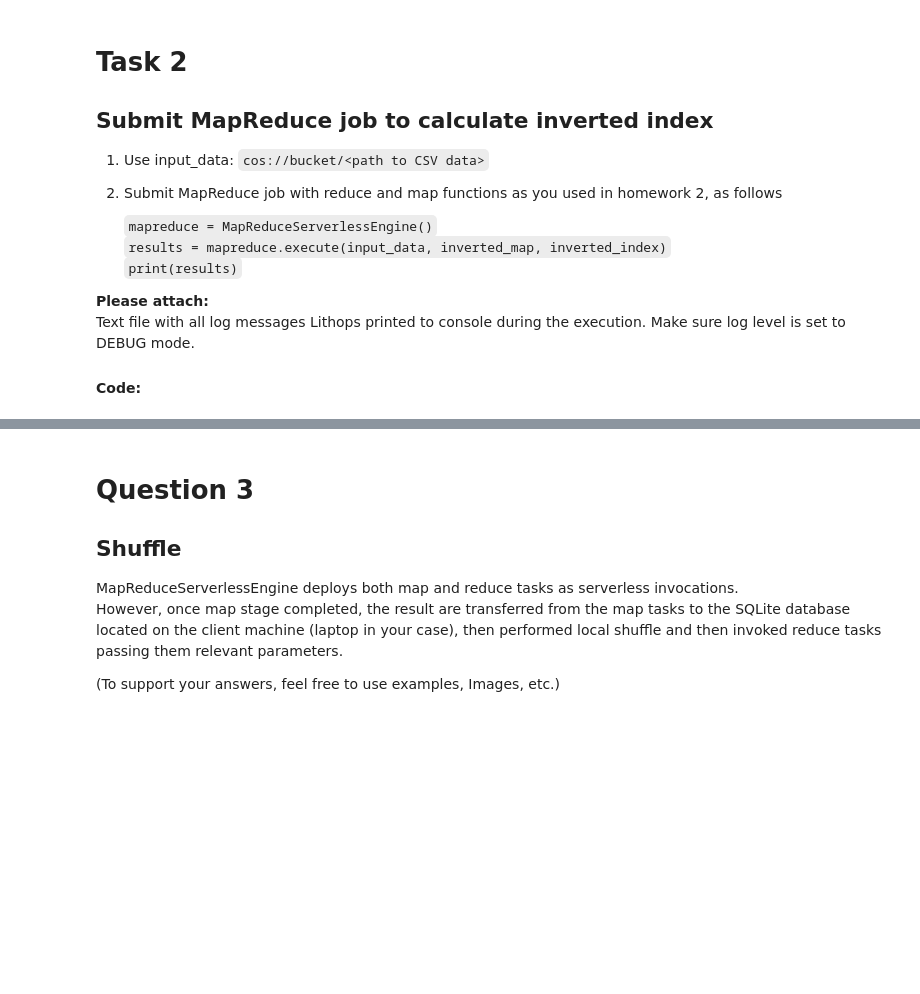
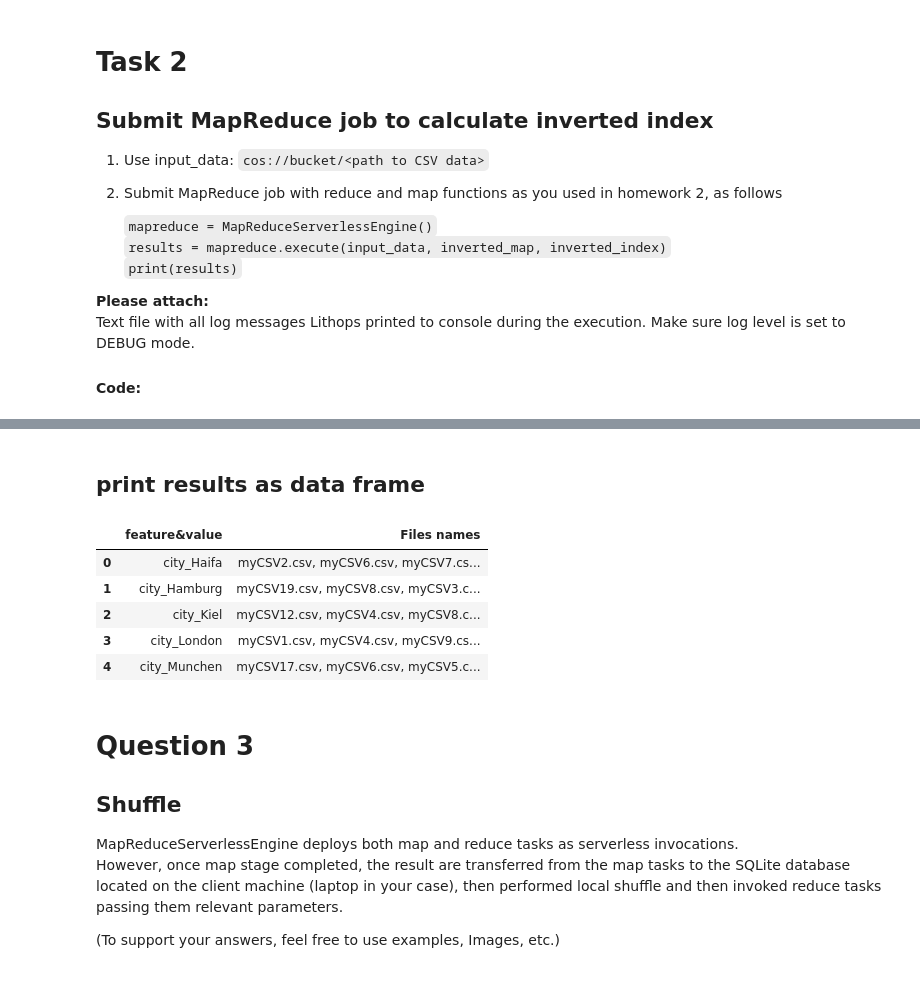
Before and after one commit to RoyR-IDC/BigDataPlatforms, a Jupyter notebook: HW3/Assignment3.ipynb, the cells around one changed output, grey strips where cells are left out. Saved outputs shown, nothing was run; the diff lists cells and outputs as text; code cells hidden in the pictures; blank space fills up the shorter version.

```diff
--- a/HW3/Assignment3.ipynb
+++ b/HW3/Assignment3.ipynb
@@ -120,0 +107,22 @@ from joblib import Parallel, delayed
+# %%
+global_config = {
+                    'lithops':
+                        {
+                        'backend': 'ibm_cf',
+                        'storage': 'ibm_cos',
+                        'log_level': 'DEBUG'
+                        },
+                    'ibm_cf':
+                        {
+                        'endpoint': 'https://us-south.functions.cloud.ibm.com',
+                        'namespace': 'roy.rubin@post.idc.ac.il_dev',
+                        'api_key': '1defbac0-eea1-4bb8-b5d4-cee7e63b3bb4:63a0ls32DAGjVe0TkdUcBqcOL7lOtR7bLsQYf98WGgW2xpp9Bpd0BUSubnlsfNQM',
+                        },
+                    'ibm_cos':
+                        {
+                        'storage_bucket': 'cloud-object-storage-mq-cos-standard-8s4',
+                        'region': 'eu-de',
+                        "access_key": "bb21b4d35ef046d19b4f6fd93f39a3a5",
+                        "secret_key": "d9db9b67564ec2fc5467820ef8719533cdc2e64a5ce33695",
+                        }
+                }
@@ -133,3 +364,17 @@ Text file with all log messages Lithops printed to console during the execution.
 sure log level is set to DEBUG mode.
 
 #### Code:
+# %%
+# Prepare
+init_configurations()
+
+# input_data = 'cos://eu-de/cloud-object-storage-mq-cos-standard-8s4/'
+separator = '/'
+ibm_intro = 'cos://'
+extra_path = ''
+input_data = ibm_intro + global_config['ibm_cos']['region'] + separator + global_config['ibm_cos']['storage_bucket'] + separator
+print(f'input_data:\n{input_data}')
+
+# Run
+mapreduce = MapReduceServerlessEngine()
+result = mapreduce.execute(input_data, inverted_map, inverted_reduce)
@@ -136,3 +420,14 @@ sure log level is set to DEBUG mode.
+# %% [markdown]
+## print results as data frame
+# %%
+result.head()
+# %% [output]
+|  | feature&value | Files names |
+| 0 | city_Haifa | myCSV2.csv, myCSV6.csv, myCSV7.cs... |
+| 1 | city_Hamburg | myCSV19.csv, myCSV8.csv, myCSV3.c... |
+| 2 | city_Kiel | myCSV12.csv, myCSV4.csv, myCSV8.c... |
+| 3 | city_London | myCSV1.csv, myCSV4.csv, myCSV9.cs... |
+| 4 | city_Munchen | myCSV17.csv, myCSV6.csv, myCSV5.c... |
 # %% [markdown]
 # Question 3
 ## Shuffle
```
Also changed, not shown: parts of 17 cells of this notebook, 1 other file.
